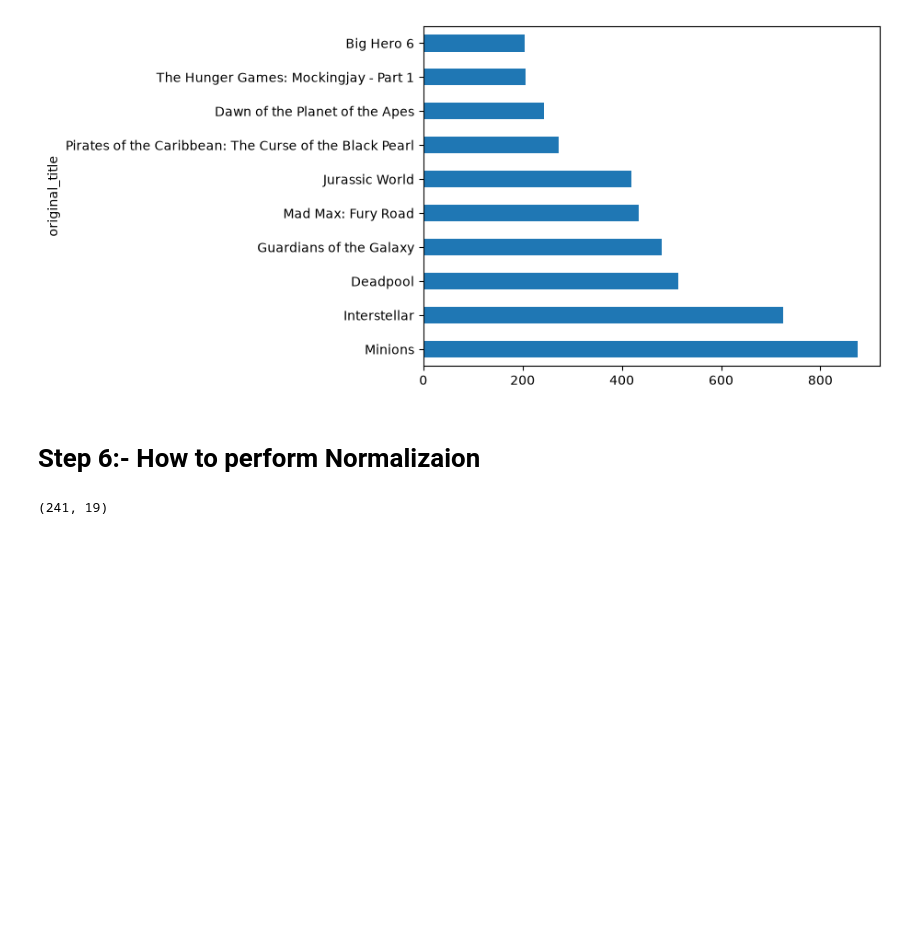
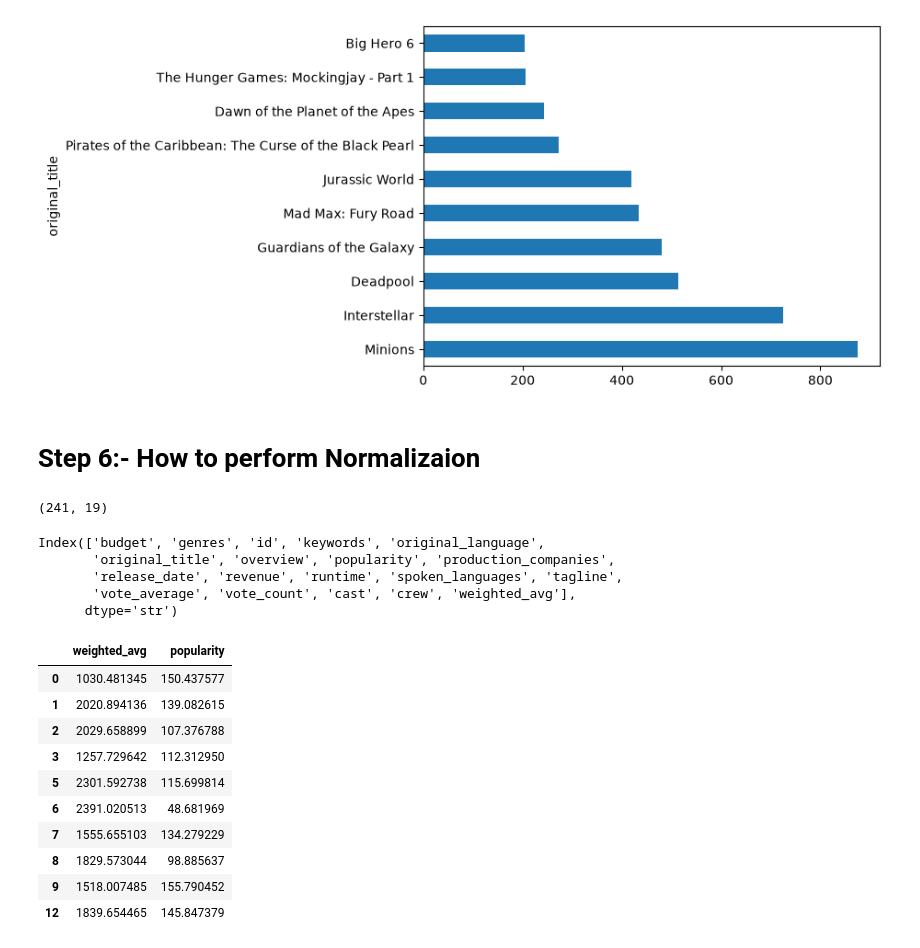
Before and after one commit to CyberWol-12/Movie_Recommendation_System, a Jupyter notebook: Movie_Recommendation_System_tmdb.ipynb, the cells around one changed output. Cells and saved outputs as stored; diff of their text form; code cells hidden in the pictures; blank space fills up the shorter version.

Commit message:
dataframe

```diff
--- a/Movie_Recommendation_System_tmdb.ipynb
+++ b/Movie_Recommendation_System_tmdb.ipynb
@@ -483,3 +483,25 @@ popularity_df.set_index('original_title')['popularity'][0:10].plot(kind='barh')
 filtered_df.shape
 # %% [output]
 (241, 19)
+# %%
+filtered_df.columns
+# %% [output]
+Index(['budget', 'genres', 'id', 'keywords', 'original_language',
+       'original_title', 'overview', 'popularity', 'production_companies',
+       'release_date', 'revenue', 'runtime', 'spoken_languages', 'tagline',
+       'vote_average', 'vote_count', 'cast', 'crew', 'weighted_avg'],
+      dtype='str')
+# %%
+filtered_df[['weighted_avg','popularity']][0:10]
+# %% [output]
+|  | weighted_avg | popularity |
+| 0 | 1030.481345 | 150.437577 |
+| 1 | 2020.894136 | 139.082615 |
+| 2 | 2029.658899 | 107.376788 |
+| 3 | 1257.729642 | 112.312950 |
+| 5 | 2301.592738 | 115.699814 |
+| 6 | 2391.020513 | 48.681969 |
+| 7 | 1555.655103 | 134.279229 |
+| 8 | 1829.573044 | 98.885637 |
+| 9 | 1518.007485 | 155.790452 |
+| 12 | 1839.654465 | 145.847379 |
```
